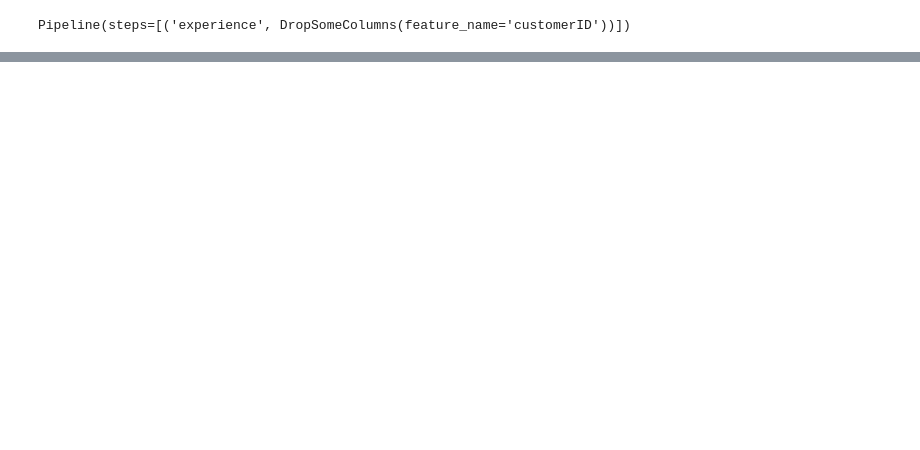
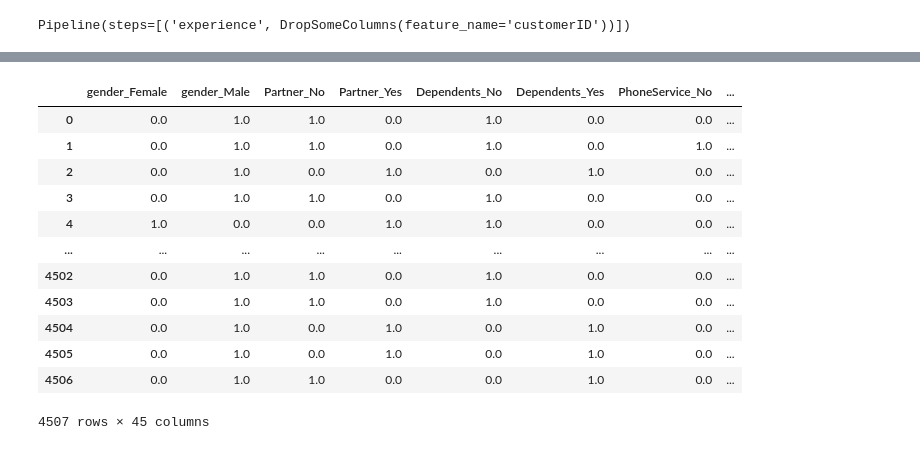
Before and after one commit to duybluemind1988/project_py, a Jupyter notebook: Learning_ds/Python pipeline.ipynb, the cells around one changed output, grey strips where cells are left out. Saved outputs shown, nothing was run; the diff lists cells and outputs as text; code cells hidden in the pictures; blank space fills up the shorter version.

```diff
--- a/Learning_ds/Python pipeline.ipynb
+++ b/Learning_ds/Python pipeline.ipynb
@@ -875,0 +925,5 @@ X_train_new
+# %%
+# Define categorical columns
+categorical = list(X_train_new.select_dtypes('object').columns)
+# Define numerical columns
+numerical = list(X_train_new.select_dtypes('number').columns)
@@ -875,0 +936,8 @@ X_train_new
+# %%
+# Combine categorical and numerical pipelines
+preprocessor = compose.ColumnTransformer(transformers=[
+                                                ('cat', preprocessing.OneHotEncoder(), categorical),
+                                                ('num', preprocessing.StandardScaler(), numerical)
+                                                      ])
+# %%
+preprocessor.fit(X_train_new)
@@ -875,0 +956,20 @@ X_train_new
+# %%
+cat_columns = preprocessor.named_transformers_['cat'].get_feature_names(categorical)
+columns = np.append(cat_columns, numerical)
+# %%
+X_train_tran= pd.DataFrame(preprocessor.transform(X_train_new), columns=columns)
+X_train_tran
+# %% [output]
+|  | gender_Female | gender_Male | Partner_No | Partner_Yes | Dependents_No | Dependents_Yes | PhoneService_No | ... |
+| 0 | 0.0 | 1.0 | 1.0 | 0.0 | 1.0 | 0.0 | 0.0 | ... |
+| 1 | 0.0 | 1.0 | 1.0 | 0.0 | 1.0 | 0.0 | 1.0 | ... |
+| 2 | 0.0 | 1.0 | 0.0 | 1.0 | 0.0 | 1.0 | 0.0 | ... |
+| 3 | 0.0 | 1.0 | 1.0 | 0.0 | 1.0 | 0.0 | 0.0 | ... |
+| 4 | 1.0 | 0.0 | 0.0 | 1.0 | 1.0 | 0.0 | 0.0 | ... |
+| ... | ... | ... | ... | ... | ... | ... | ... | ... |
+| 4502 | 0.0 | 1.0 | 1.0 | 0.0 | 1.0 | 0.0 | 0.0 | ... |
+| 4503 | 0.0 | 1.0 | 1.0 | 0.0 | 1.0 | 0.0 | 0.0 | ... |
+| 4504 | 0.0 | 1.0 | 0.0 | 1.0 | 0.0 | 1.0 | 0.0 | ... |
+| 4505 | 0.0 | 1.0 | 0.0 | 1.0 | 0.0 | 1.0 | 0.0 | ... |
+| 4506 | 0.0 | 1.0 | 1.0 | 0.0 | 0.0 | 1.0 | 0.0 | ... |
+4507 rows × 45 columns
```
Also changed, not shown: parts of 10 cells of this notebook.
